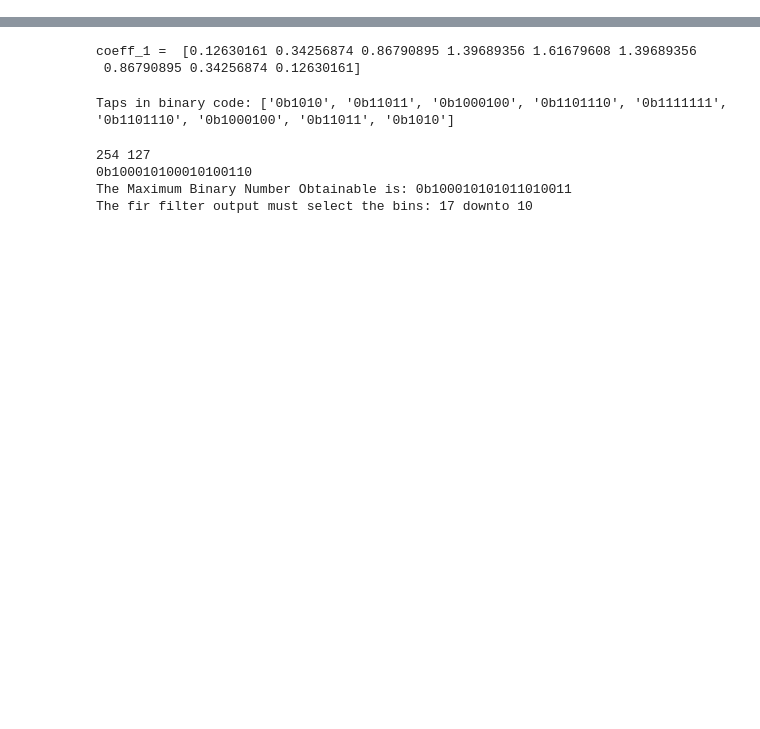
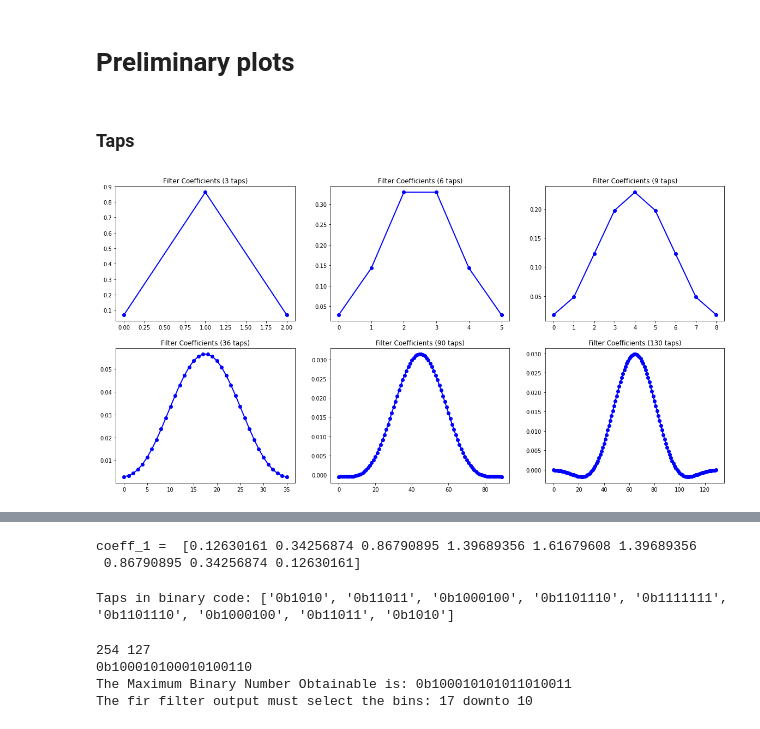
Before and after one commit to dariobaron/MAPD-A-fir-filter, a Jupyter notebook: FIRfilter_python.ipynb, the cells around one changed output, grey strips where cells are left out. Cells and saved outputs as stored; diff of their text form; code cells hidden in the pictures; blank space fills up the shorter version.

```diff
--- a/FIRfilter_python.ipynb
+++ b/FIRfilter_python.ipynb
@@ -3,3 +3,5 @@ import numpy as np
 from numpy import log2
 from scipy import signal
 import matplotlib.pyplot as plt
+# %% [markdown]
+# Preliminary plots
@@ -5,0 +14,31 @@ import matplotlib.pyplot as plt
+# %% [markdown]
+### Taps
+# %%
+# FIR filter coefficients - changing nr. of taps
+nT = [3,6,9,36,90,130]
+f = 0.03
+
+T = []
+for i in nT:
+    taps = signal.firwin(i, f)
+    T.append(taps)
+
+# plots
+fig, ((ax1,ax2,ax3),(ax4,ax5,ax6)) = plt.subplots(2,3, figsize=(20,10))
+
+ax1.plot(T[0], 'bo-', linewidth=2)
+ax1.set_title('Filter Coefficients (3 taps)')
+ax2.plot(T[1], 'bo-', linewidth=2)
+ax2.set_title('Filter Coefficients (6 taps)')
+ax3.plot(T[2], 'bo-', linewidth=2)
+ax3.set_title('Filter Coefficients (9 taps)')
+ax4.plot(T[3], 'bo-', linewidth=2)
+ax4.set_title('Filter Coefficients (36 taps)')
+ax5.plot(T[4], 'bo-', linewidth=2)
+ax5.set_title('Filter Coefficients (90 taps)')
+ax6.plot(T[5], 'bo-', linewidth=2)
+ax6.set_title('Filter Coefficients (130 taps)')
+
+plt.show()
+# %% [output]
+[figure, added]
```
Also changed, not shown: parts of 9 cells of this notebook, 3 other files.
